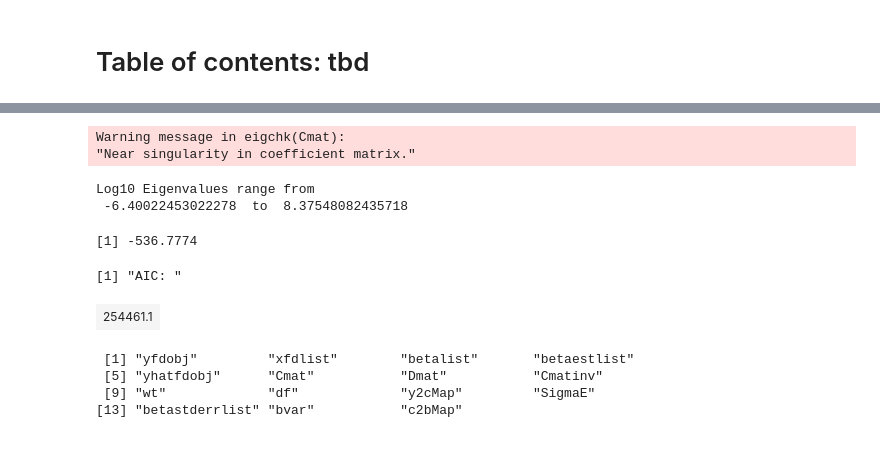
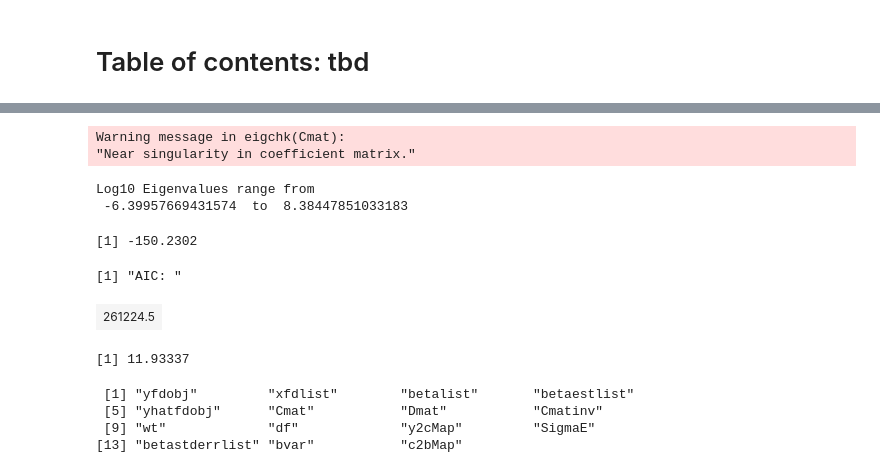
Before and after one commit to JakobJuergens/Basis_Choice_FLR, a Jupyter notebook: Code/simulation_study_approach.ipynb, the cells around one changed output, grey strips where cells are left out. Drawn from its saved outputs; the diff is of its cells as text; code cells hidden in the pictures.

```diff
--- a/Code/simulation_study_approach.ipynb
+++ b/Code/simulation_study_approach.ipynb
@@ -89,7 +90,7 @@ data_generation <-function(fun){
     return(X)
 }
 # %%
-X = data_generation(beta2)
+X = data_generation(f2)
 Y = X %*% (beta1/n_var) + rnorm(n_obs, 0, 0.125)
 Y = as.numeric(Y)
 final_X = t(X)
@@ -98,8 +99,8 @@ Y_train = Y[-test]
 X_test = final_X[,test]
 Y_test = Y[test]
 
-p = 5
-smallbasis  <- create.bspline.basis(rangeval = c(0, length(grid)), nbasis = p, 3)
+p = 50
+smallbasis  <- create.bspline.basis(rangeval = c(0, length(grid)), nbasis = p, 4)
 #harmFdpar = fdPar(smallbasis)
 
 smooth_basis_train <- smooth.basis(y = X_train, fdParobj=smallbasis)
@@ -146,58 +147,57 @@ f_regress2 <- fRegress(Y_train ~ smooth_basis_train_fd2)
 #MSE_test <- mean((Y_test-prec)^2)
 #print(MSE_test)
 #plot(prec, Y_test, type="p", pch="o")
-
-#mellow cp
 mellow_cp = function(fregress_obj, fregress_obj_max_p, n_obs, p){
 #' Computes MellowCP for a fRegress object
 #' Inputs:
 #' fregress_obj (obj): Object to evaluate of class fda::fRegress,
-#' fregress_obj_max_p (obj): Object constructed using max number of bsplines
+#' fregress_obj_max_p (obj): Object constructed using max number, default = 40, of bsplines
 #' nobs (int): number of observations
 #' p (int): number of splines used to construct fregress_obj
 
     rsqr = sum((fregress_obj$yfdobj - fregress_obj$yhatfdobj)^2)
-    mse50 = mean((fregress_obj_max_p$yfdobj - fregress_obj_max_p$yhatfdobj)^2) #mse with max K
+    mse40splines = mean((fregress_obj_max_p$yfdobj - fregress_obj_max_p$yhatfdobj)^2) #mse with max K
 
-    MellowCP = (rsqr/mse50) - n_obs +2*p
+    MellowCP = (rsqr/mse40splines) - n_obs +2*(p+1)
     return(MellowCP)
 }
-
 mellow_cp(f_regress, f_regress2, n_obs, p)
 
 
 
 
 
 #AIC
 aic_calculation = function(fregress_obj, params, gridlength){
 #' Computes AIC for a fRegress object
 #' Inputs:
 #' fregress_obj (obj): Object of class fda::fRegress,
 #' params (int): number of parameters of the model,
 #' gridlength (int): greidlength on which the function is evaluated
     mu_ml = mean(fregress_obj$yfdobj - fregress_obj$yhatfdobj)
     #print(mu_ml)
     sig_sq = (1/length(fregress_obj$yfdobj))*sum(((fregress_obj$yfdobj - fregress_obj$yhatfdobj) - mu_ml)^2)
     #sig_sq = mean((f_regress_obj$yfdobj - mean(f_regress_obj$yhatfdobj))^2)
     AIC = 0
     for(i in 1:length(fregress_obj$yfdobj)){
         AIC = AIC -((gridlength/2)*log(2*pi) -(gridlength/2)*log(sig_sq)
             -(1/2*sig_sq)*t(fregress_obj$yfdobj[i] - fregress_obj$yhatfdobj[i]) %*%
             (fregress_obj$yfdobj[i] - fregress_obj$yhatfdobj[i]))
     }
     return(-AIC + params)
     }
     print("AIC: ")
 aic_calculation(f_regress, p, 150)
+print(sum((Y_train - f_regress$yhatfdobj)^2))
 # %% [output]
 Warning message in eigchk(Cmat):
 "Near singularity in coefficient matrix."
 Log10 Eigenvalues range from
- -6.40022453022278  to  8.37548082435718
+ -6.39957669431574  to  8.38447851033183
-[1] -536.7774
+[1] -150.2302
 [1] "AIC: "
-| 254461.1 |
+| 261224.5 |
+[1] 11.93337
 # %%
 names(f_regress)
 summary(f_regress)
```
Also changed, not shown: parts of 15 cells of this notebook.
